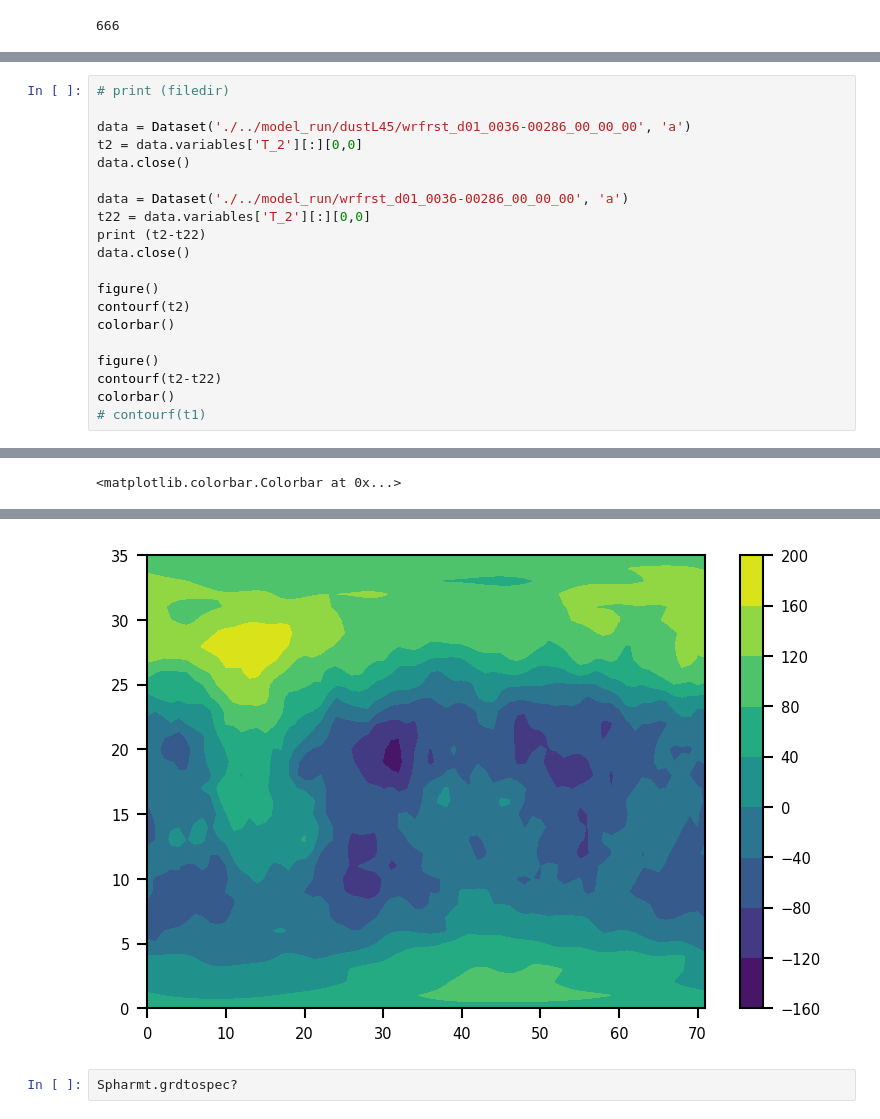
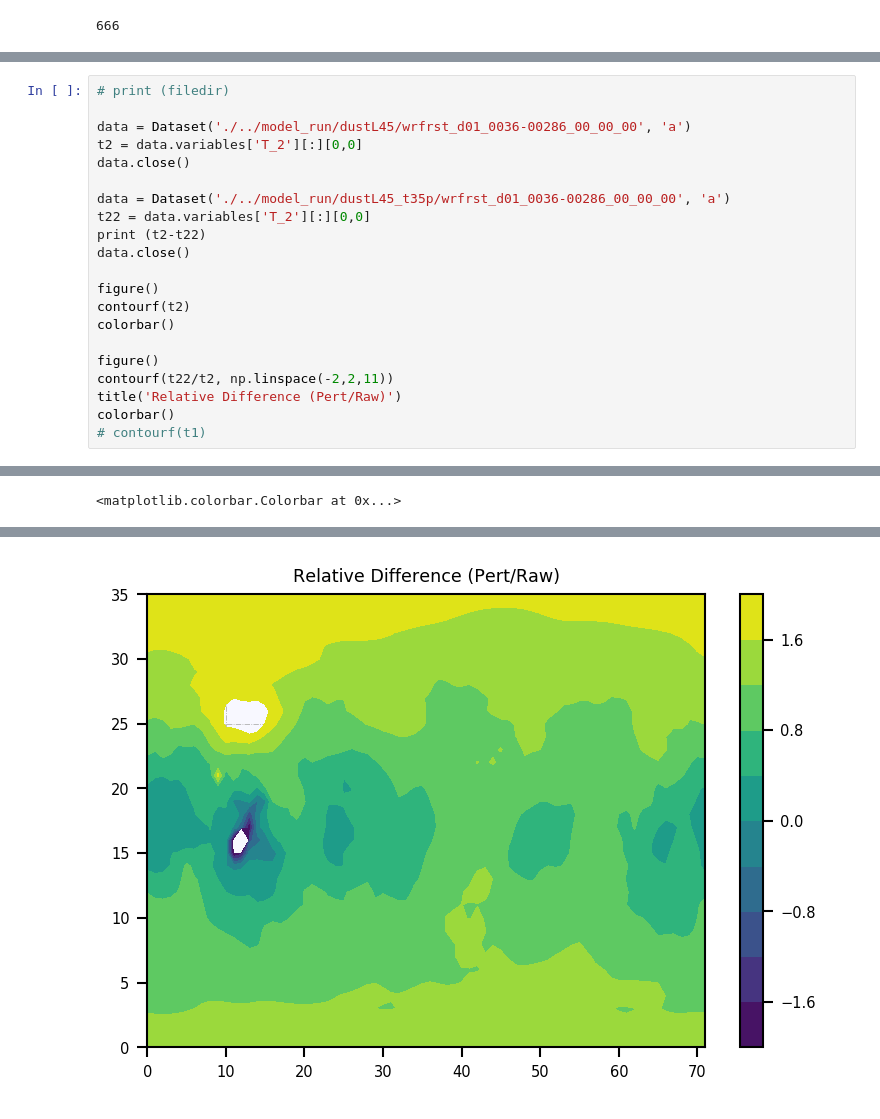
Before and after one commit to sokvisal/marswrf, a Jupyter notebook: tperturbation .ipynb, the cells around one changed output, grey strips where cells are left out. Cells and saved outputs as stored; diff of their text form.

```diff
--- a/tperturbation .ipynb
+++ b/tperturbation .ipynb
@@ -183,7 +117,7 @@ data = Dataset('./../model_run/dustL45/wrfrst_d01_0036-00286_00_00_00', 'a')
 t2 = data.variables['T_2'][:][0,0]
 data.close()
 
-data = Dataset('./../model_run/wrfrst_d01_0036-00286_00_00_00', 'a')
+data = Dataset('./../model_run/dustL45_t35p/wrfrst_d01_0036-00286_00_00_00', 'a')
 t22 = data.variables['T_2'][:][0,0]
 print (t2-t22)
 data.close()
@@ -193,7 +127,8 @@ contourf(t2)
 colorbar()
 
 figure()
-contourf(t2-t22)
+contourf(t22/t2, np.linspace(-2,2,11))
+title('Relative Difference (Pert/Raw)')
 colorbar()
 # contourf(t1)
 # %% [output]
@@ -215,3 +150 @@ colorbar()
-[figure, old version]
+[figure, new version]
-# %%
-Spharmt.grdtospec?
```
Also changed, not shown: parts of 4 cells of this notebook.
